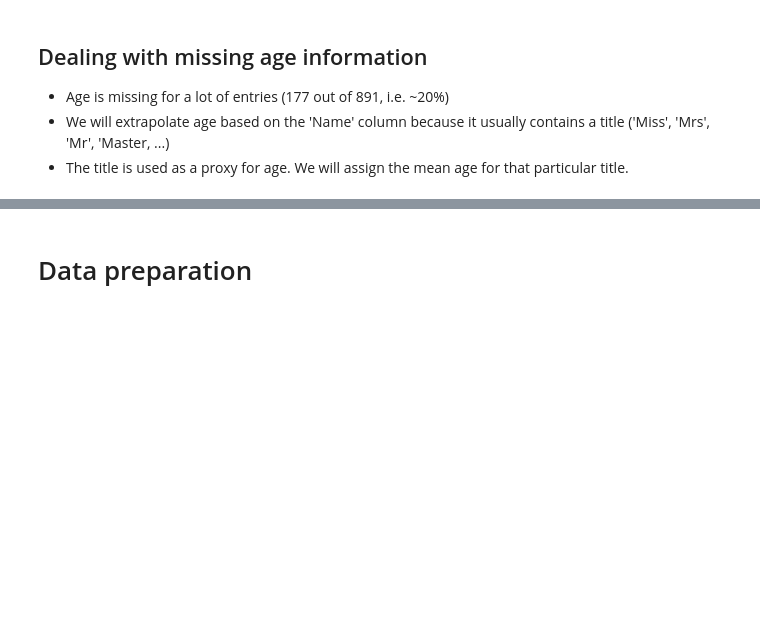
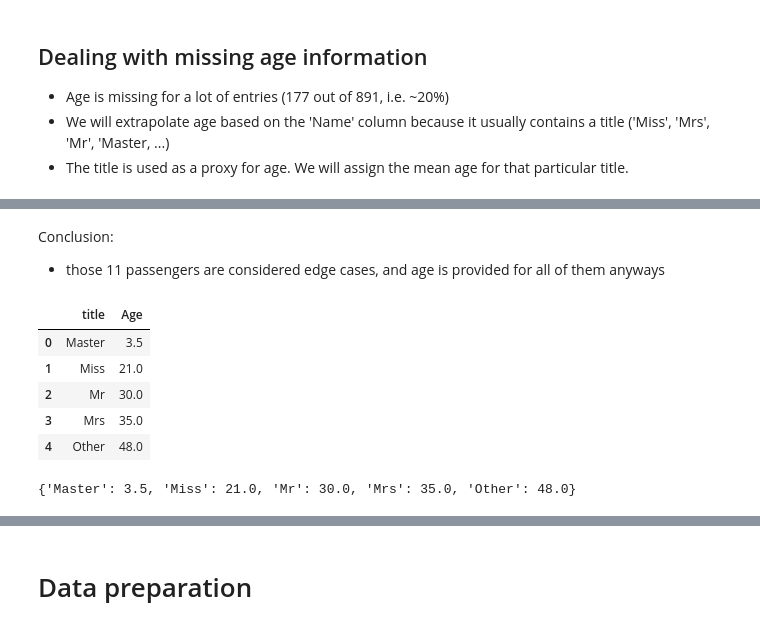
Before and after one commit to tbriot/kaggle-competitions, a Jupyter notebook: titanic.ipynb, the cells around one changed output, grey strips where cells are left out. Cells and saved outputs as stored; diff of their text form; code cells hidden in the pictures; blank space fills up the shorter version.

```diff
--- a/titanic.ipynb
+++ b/titanic.ipynb
@@ -174,3 +246,23 @@ As a first iteration, a small model could be created with the following features
+# %% [markdown]
+Conclusion:
+- those 11 passengers are considered edge cases, and age is provided for all of them anyways
+# %%
+# Compute median age by title
+df_median_title_age = df.groupby('title', as_index=False)['Age'].median()
+df_median_title_age
+# %% [output]
+|  | title | Age |
+| 0 | Master | 3.5 |
+| 1 | Miss | 21.0 |
+| 2 | Mr | 30.0 |
+| 3 | Mrs | 35.0 |
+| 4 | Other | 48.0 |
+# %%
+# Creating dictionary mapping titles to median ages
+title_age_map = dict(zip(df_median_title_age['title'], df_median_title_age['Age']))
+title_age_map
+# %% [output]
+{'Master': 3.5, 'Miss': 21.0, 'Mr': 30.0, 'Mrs': 35.0, 'Other': 48.0}
 # %%
 filtered_df = df[df['Name'].str.contains('Miss.', case=False, na=False)].dropna(subset=['Age'])
 filtered_df
```
Also changed, not shown: parts of 22 cells of this notebook.
